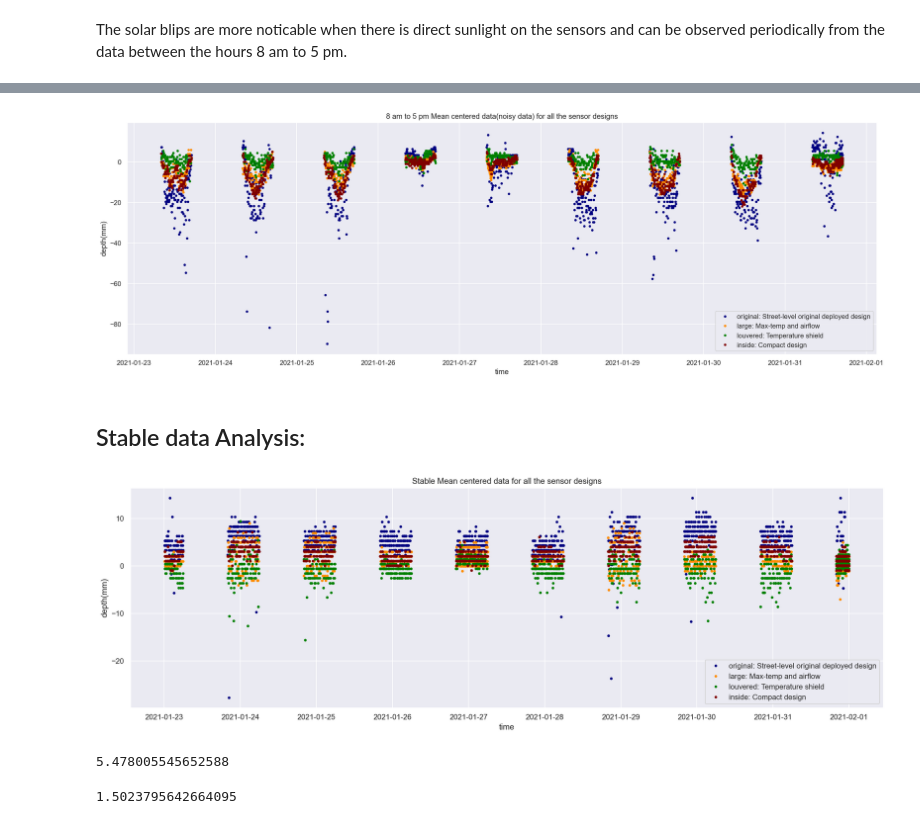
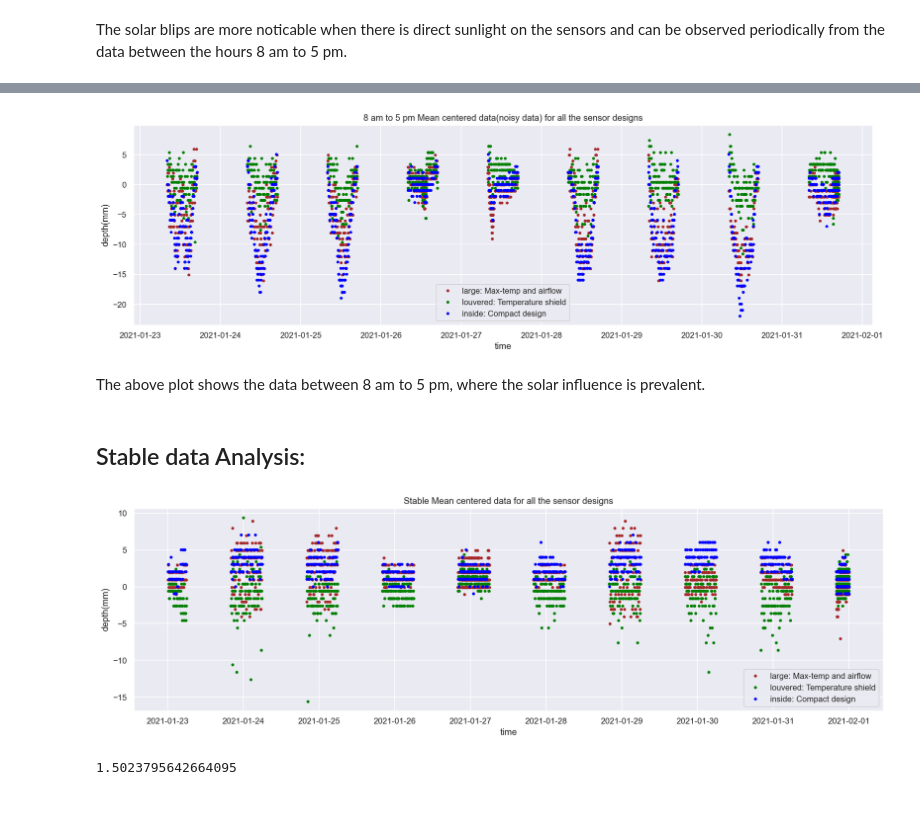
Before and after one commit to floodsense/housing_experiments, a Jupyter notebook: FloodSense_sensor_design_analysis.ipynb, the cells around one changed output, grey strips where cells are left out. Saved outputs shown, nothing was run; the diff lists cells and outputs as text; code cells hidden in the pictures.

```diff
--- a/FloodSense_sensor_design_analysis.ipynb
+++ b/FloodSense_sensor_design_analysis.ipynb
@@ -19,0 +51,2 @@ Reading the data collected from four different sensor designs(shown below) into
+# %%
+df_original = df_original[(df_original['original_distance']<4000) & (df_original['original_distance']!=0)]
@@ -19,0 +61,7 @@ Reading the data collected from four different sensor designs(shown below) into
+# %%
+df["original_distance"] = df["original_distance"].apply(lambda x:((-1)*x + df["original_distance"].mean()))
+df["large_distance"] = df["large_distance"].apply(lambda x:((-1)*x + df["large_distance"].mean()))
+df["louvered_distance"] = df["louvered_distance"].apply(lambda x:((-1)*x + df["louvered_distance"].mean()))
+df["inside_distance"] = df["inside_distance"].apply(lambda x:((-1)*x + df["inside_distance"].mean()))
+
+df = df.rename(columns={"original_distance": "original depth", "large_distance": "large depth", "louvered_distance": "louvered depth","inside_distance": "inside depth"})
@@ -67,2 +91,0 @@ The raw data needs some basic cleaning to remove the anomalies-4999's are observ
-# %%
-df['original_distance'] = df[(df['original_distance']<4000) & (df['original_distance']!=0)]
@@ -170,5 +151,0 @@ The distance readings are inverted and shifted to the height at which the sensor
-# %%
-df["original_distance"] = df["original_distance"].apply(lambda x:((-1)*x + mean_original))
-df["large_distance"] = df["large_distance"].apply(lambda x:((-1)*x + mean_large))
-df["louvered_distance"] = df["louvered_distance"].apply(lambda x:((-1)*x + mean_louvered))
-df["inside_distance"] = df["inside_distance"].apply(lambda x:((-1)*x + mean_inside))
@@ -220,41 +160,37 @@ df_peaks
 # %%
 fig, ax = plt.subplots()
-fig.set_size_inches(22, 7.00)
+fig.set_size_inches(18, 5.00)
 start, end = '2021-01-22', '2021-01-31'
-ax.plot(df_peaks.loc[start:end, 'original depth'].dropna(),'.', label='original: Street-level original deployed design', color='navy')
-ax.plot(df_peaks.loc[start:end, 'large depth'].dropna(),'.', label='large: Max-temp and airflow', color='darkorange')
+ax.plot(df_peaks.loc[start:end, 'large depth'].dropna(),'.', label='large: Max-temp and airflow', color='brown')
 ax.plot(df_peaks.loc[start:end, 'louvered depth'].dropna(),'.', label='louvered: Temperature shield', color='green')
-ax.plot(df_peaks.loc[start:end, 'inside depth'].dropna(),'.', label='inside: Compact design', color='maroon')
+ax.plot(df_peaks.loc[start:end, 'inside depth'].dropna(),'.', label='inside: Compact design', color='blue')
 plt.title('8 am to 5 pm Mean centered data(noisy data) for all the sensor designs')
 plt.xlabel('time')
 plt.ylabel('depth(mm)')
 ax.legend()
 plt.show()
 # %% [output]
-[figure, old version]
+[figure, new version]
+# %% [markdown]
+The above plot shows the data between 8 am to 5 pm, where the solar influence is prevalent.
 # %% [markdown]
 ## Stable data Analysis:
 # %%
 df_stable = df.between_time('20:00', '06:00')
 # %%
 fig, ax = plt.subplots()
-fig.set_size_inches(20, 6.00)
+fig.set_size_inches(18, 5.00)
 start, end = '2021-01-22', '2021-01-31'
-ax.plot(df_stable.loc[start:end, 'original depth'].dropna(),'.', label='original: Street-level original deployed design', color='navy')
-ax.plot(df_stable.loc[start:end, 'large depth'].dropna(),'.', label='large: Max-temp and airflow', color='darkorange')
+ax.plot(df_stable.loc[start:end, 'large depth'].dropna(),'.', label='large: Max-temp and airflow', color='brown')
 ax.plot(df_stable.loc[start:end, 'louvered depth'].dropna(),'.', label='louvered: Temperature shield', color='green')
-ax.plot(df_stable.loc[start:end, 'inside depth'].dropna(),'.', label='inside: Compact design', color='maroon')
+ax.plot(df_stable.loc[start:end, 'inside depth'].dropna(),'.', label='inside: Compact design', color='blue')
 plt.title('Stable Mean centered data for all the sensor designs')
 plt.xlabel('time')
 plt.ylabel('depth(mm)')
 ax.legend()
 plt.show()
 # %% [output]
-[figure, old version]
+[figure, new version]
-# %%
-df_stable['original depth'].mean()
-# %% [output]
-5.478005545652588
 # %%
 df_stable['large depth'].mean()
 # %% [output]
```
Also changed, not shown: parts of 47 cells of this notebook, 9 other files.
